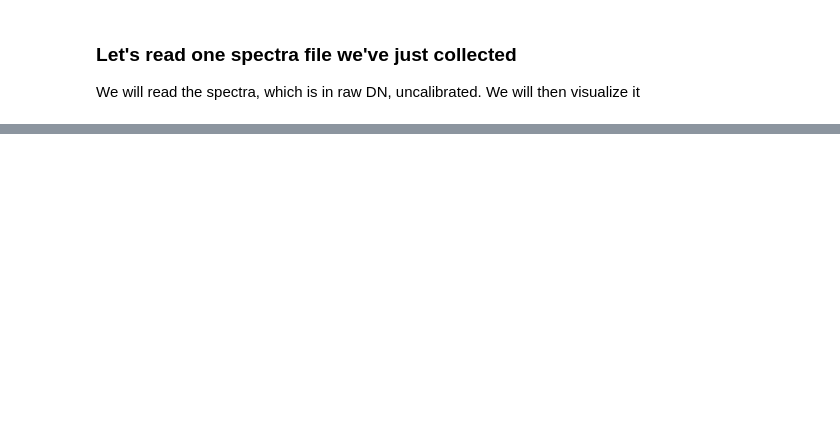
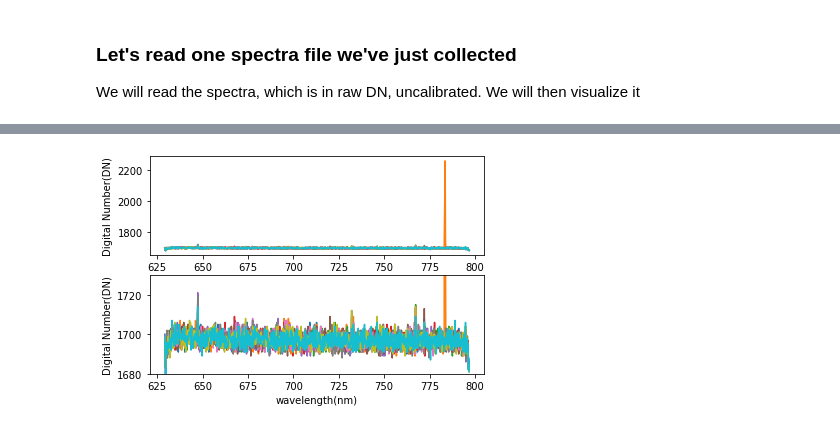
Before and after one commit to geoxiyang/FluxCourse, a Jupyter notebook: LeafSIF.ipynb, the cells around one changed output, grey strips where cells are left out. Saved outputs shown, nothing was run; the diff lists cells and outputs as text; code cells hidden in the pictures; blank space fills up the shorter version.

```diff
--- a/LeafSIF.ipynb
+++ b/LeafSIF.ipynb
@@ -253,0 +86,18 @@ PDF1.close()
+# %%
+# Let's plot "dark" spectra
+darkfiles       = '/Users/xiyang/Documents/GitHub/FluxCourse/Data/dark/*.txt'
+df3,ITdf3       = read_rawspec(darkfiles)
+
+plt.subplot(2,1,1)
+plt.plot(df3['wavelength'],df3.iloc[:,1:])
+plt.ylabel('Digital Number(DN)')
+
+plt.subplot(2,1,2)
+plt.plot(df3['wavelength'],df3.iloc[:,1:])
+plt.xlabel('wavelength(nm)')
+plt.ylabel('Digital Number(DN)')
+
+plt.ylim([1680,1730])
+plt.show()
+# %% [output]
+[figure, added]
```
Also changed, not shown: parts of 49 cells of this notebook, 2 other files.
